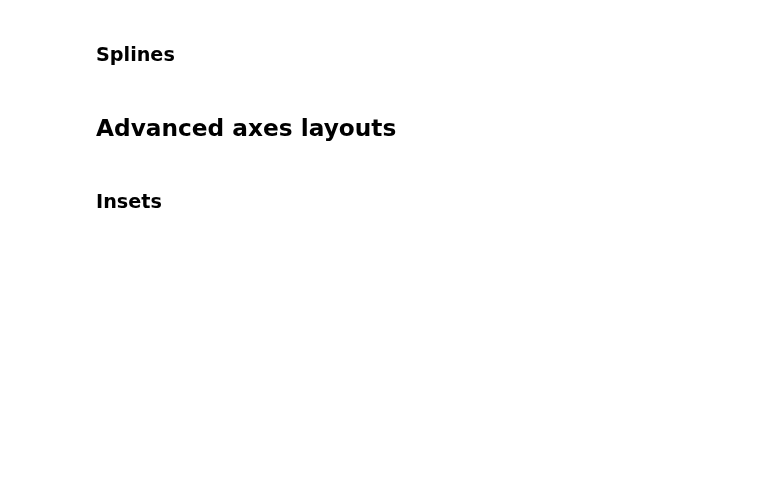
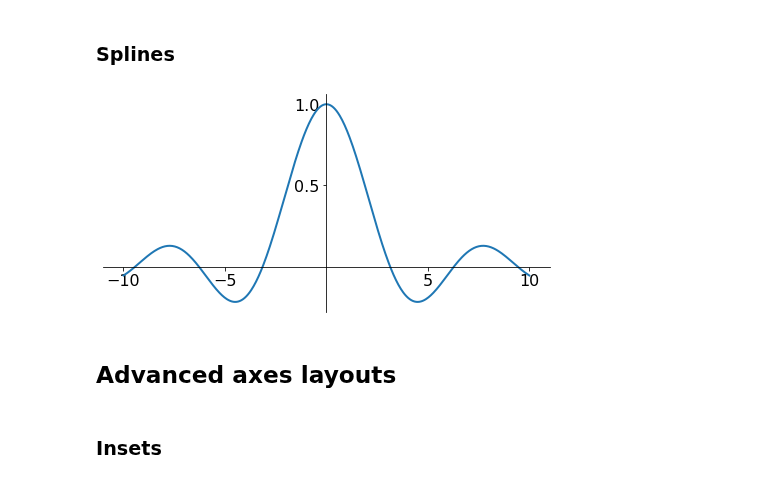
Before and after one commit to SeoulTechPSE/CompThinking, a Jupyter notebook: 02_matplotlib.ipynb, the cells around one changed output. Saved outputs shown, nothing was run; the diff lists cells and outputs as text; code cells hidden in the pictures; blank space fills up the shorter version.

```diff
--- a/02_matplotlib.ipynb
+++ b/02_matplotlib.ipynb
@@ -663,22 +679,24 @@ y = np.sin(x)/x
 # %%
 fig, ax = plt.subplots(figsize=(8, 4))
 
 ax.plot(x, y, lw=2)
 
 ax.set_xticks([-10, -5, 5, 10])
 ax.set_yticks([0.5, 1])
 
 # remove top and right spines
-ax.spines['left'].set_color('none')
 ax.spines['top'].set_color('none')
+ax.spines['right'].set_color('none')
 
-# remove top and right spine ticks
+# set only bottom and left spine ticks
 ax.xaxis.set_ticks_position('bottom')
-ax.yaxis.set_ticks_position('right')
+ax.yaxis.set_ticks_position('left')
 
 # move bottom and left spines to x = 0 and y = 0
 ax.spines['bottom'].set_position(('data', 0))
-ax.spines['right'].set_position(('data', 0))
+ax.spines['left'].set_position(('data', 0))
+# %% [output]
+[figure, added]
 # %% [markdown]
 ## Advanced axes layouts
 # %% [markdown]
```
Also changed, not shown: parts of 11 cells of this notebook, 2 other files.
